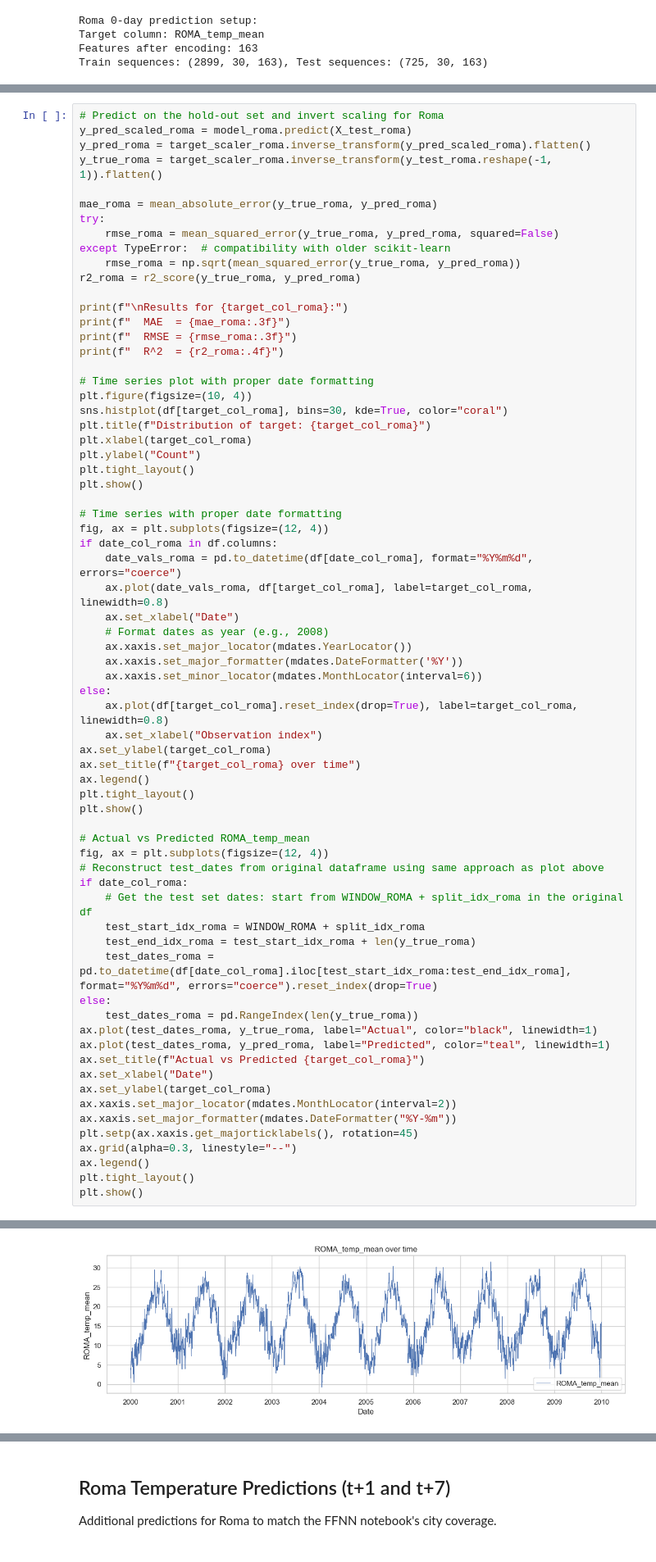
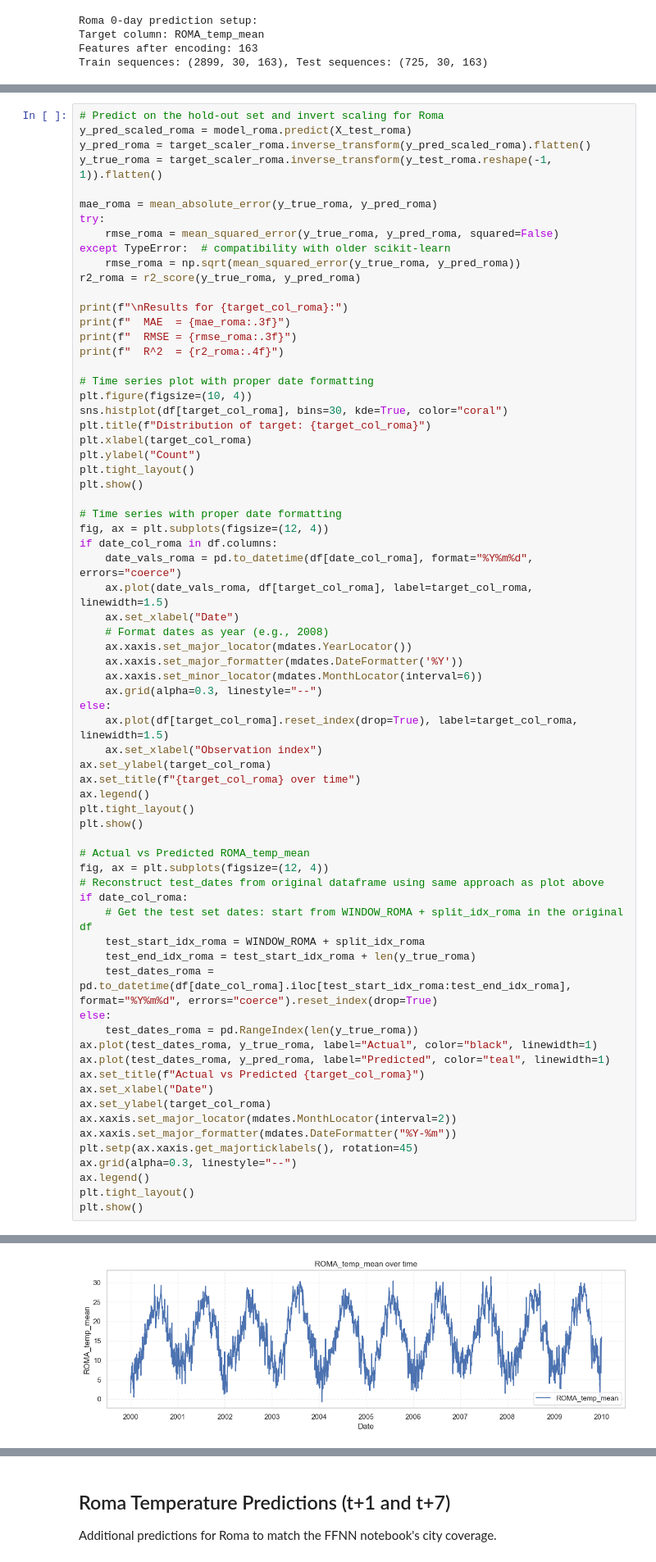
Before and after one commit to sebastian-shirazi/ds3001-final, a Jupyter notebook: weather-prediction-LSTM.ipynb, the cells around one changed output, grey strips where cells are left out. Shown at 82% size. Saved outputs shown, nothing was run; the diff lists cells and outputs as text.

```diff
--- a/weather-prediction-LSTM.ipynb
+++ b/weather-prediction-LSTM.ipynb
@@ -1052,14 +1053,15 @@ plt.show()
 fig, ax = plt.subplots(figsize=(12, 4))
 if date_col_roma in df.columns:
     date_vals_roma = pd.to_datetime(df[date_col_roma], format="%Y%m%d", errors="coerce")
-    ax.plot(date_vals_roma, df[target_col_roma], label=target_col_roma, linewidth=0.8)
+    ax.plot(date_vals_roma, df[target_col_roma], label=target_col_roma, linewidth=1.5)
     ax.set_xlabel("Date")
     # Format dates as year (e.g., 2008)
     ax.xaxis.set_major_locator(mdates.YearLocator())
     ax.xaxis.set_major_formatter(mdates.DateFormatter('%Y'))
     ax.xaxis.set_minor_locator(mdates.MonthLocator(interval=6))
+    ax.grid(alpha=0.3, linestyle="--")
 else:
-    ax.plot(df[target_col_roma].reset_index(drop=True), label=target_col_roma, linewidth=0.8)
+    ax.plot(df[target_col_roma].reset_index(drop=True), label=target_col_roma, linewidth=1.5)
     ax.set_xlabel("Observation index")
 ax.set_ylabel(target_col_roma)
 ax.set_title(f"{target_col_roma} over time")
@@ -1099,2 +1101,2 @@ Results for ROMA_temp_mean:
 [figure]
-[figure, old version]
+[figure, new version]
```
Also changed, not shown: parts of 12 cells of this notebook.
